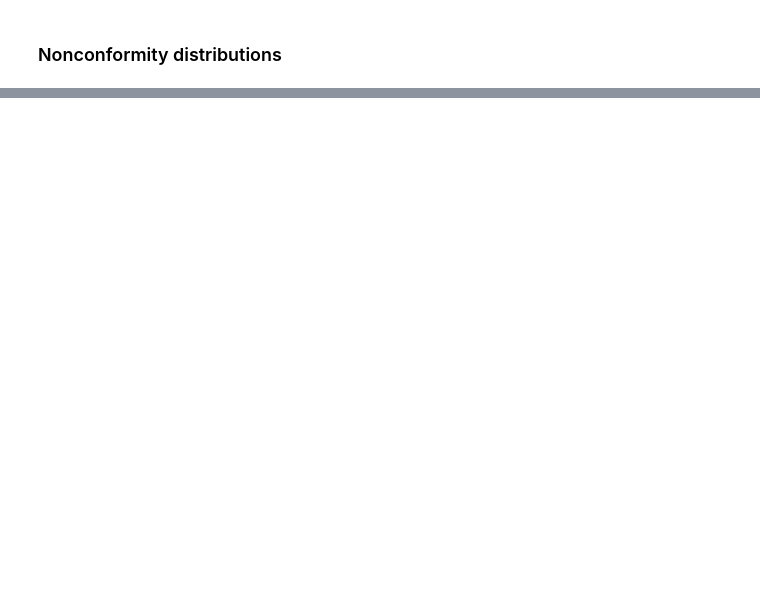
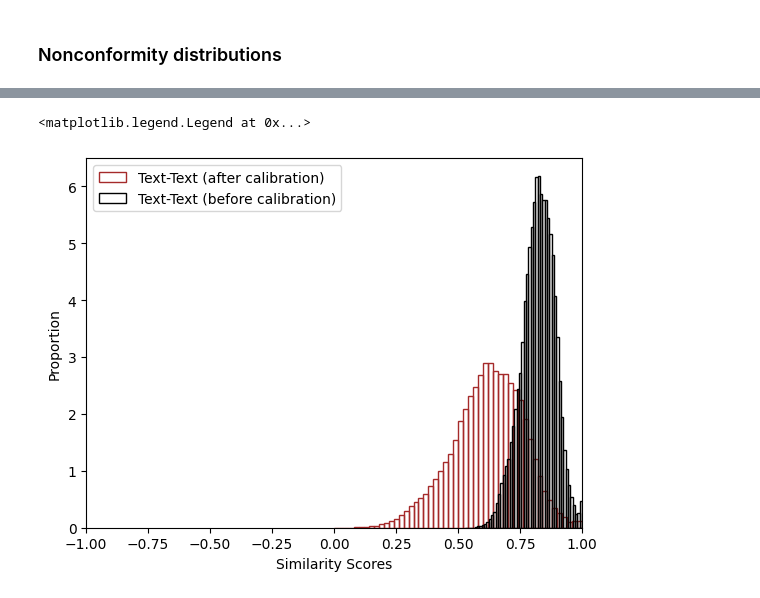
Before and after one commit to UTAustin-SwarmLab/Multi-modal-Data-Alignment, a Jupyter notebook: mmda/plot_nonconformity.ipynb, the cells around one changed output, grey strips where cells are left out. Drawn from its saved outputs; the diff is of its cells as text; code cells hidden in the pictures; blank space fills up the shorter version.

```diff
--- a/mmda/plot_nonconformity.ipynb
+++ b/mmda/plot_nonconformity.ipynb
@@ -148 +183,13 @@ for i in range(3):
+# %%
+scores_22, _ = get_calibration_scores_1st_stage(data, TEXT, TEXT)
+plt.hist(scores_22, bins=50, fill=None, edgecolor="brown", density=True, label = "Text-Text (after calibration)")
+scores_22, _ = get_scores_and_gt(data, TEXT, TEXT)
+plt.hist(scores_22, bins=50, fill=None, edgecolor="black", density=True, label = "Text-Text (before calibration)")
+plt.xlabel("Similarity Scores")
+plt.ylabel("Proportion")
+plt.xlim(-1, 1)
+plt.legend()
+# %% [output]
+<matplotlib.legend.Legend at 0x...>
+[figure, added]
 # %%
```
Also changed, not shown: parts of 12 cells of this notebook, 2 other files.
